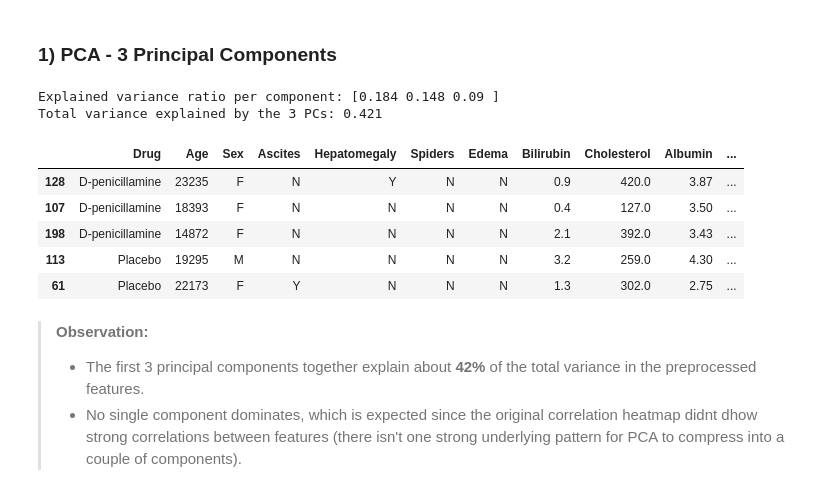
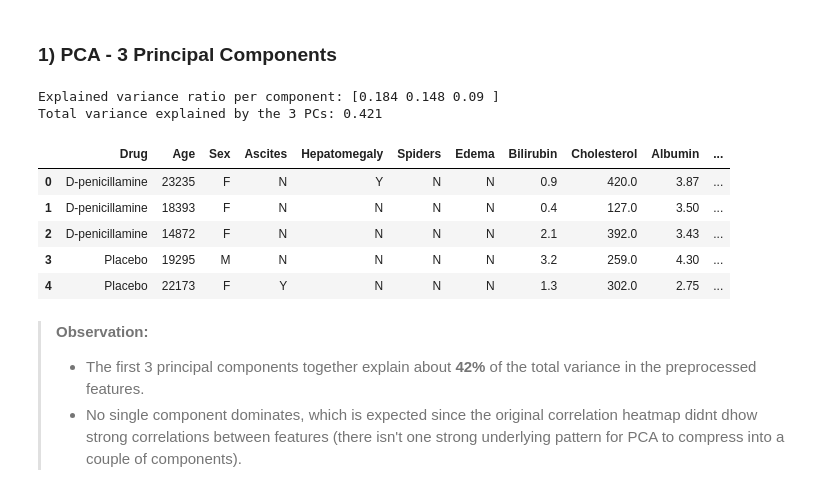
Before and after one commit to swirita/Cirrhosis-Prediction, a Jupyter notebook: Cirrhosis_Prediction.ipynb, the cells around one changed output. Cells and saved outputs as stored; diff of their text form; code cells hidden in the pictures.

```diff
--- a/Cirrhosis_Prediction.ipynb
+++ b/Cirrhosis_Prediction.ipynb
@@ -887,37 +887,37 @@ pca_pipe = make_pipeline(
     PCA(n_components=3, random_state=42)
 )
 
 # fit & transform
 pca_pipe.fit(X_train, y_train)
 pc_train =pca_pipe.transform(X_train)
 pc_test = pca_pipe.transform(X_test)
 
 # concatinate
-X_train_pca= pd.concat([X_train, pc_train],axis=1)
-X_test_pca= pd.concat([X_test, pc_test], axis=1)
+X_train_pca= pd.concat([X_train.reset_index(drop=True), pc_train.reset_index(drop=True)],axis=1)
+X_test_pca= pd.concat([X_test.reset_index(drop=True), pc_test.reset_index(drop=True)], axis=1)
 
 
 pca = pca_pipe.named_steps['pca']
 
 # Print explained variance
 print(
     "Explained variance ratio per component:",
     pca.explained_variance_ratio_.round(3)
 )
 
 print(
     "Total variance explained by the 3 PCs:",
     round(pca.explained_variance_ratio_.sum(), 3)
 )
 
 # view
 X_train_pca.head()
 # %% [output]
 Explained variance ratio per component: [0.184 0.148 0.09 ]
 Total variance explained by the 3 PCs: 0.421
 |  | Drug | Age | Sex | Ascites | Hepatomegaly | Spiders | Edema | Bilirubin | Cholesterol | Albumin | ... |
-| 128 | D-penicillamine | 23235 | F | N | Y | N | N | 0.9 | 420.0 | 3.87 | ... |
-| 107 | D-penicillamine | 18393 | F | N | N | N | N | 0.4 | 127.0 | 3.50 | ... |
-| 198 | D-penicillamine | 14872 | F | N | N | N | N | 2.1 | 392.0 | 3.43 | ... |
-| 113 | Placebo | 19295 | M | N | N | N | N | 3.2 | 259.0 | 4.30 | ... |
-| 61 | Placebo | 22173 | F | Y | N | N | N | 1.3 | 302.0 | 2.75 | ... |
+| 0 | D-penicillamine | 23235 | F | N | Y | N | N | 0.9 | 420.0 | 3.87 | ... |
+| 1 | D-penicillamine | 18393 | F | N | N | N | N | 0.4 | 127.0 | 3.50 | ... |
+| 2 | D-penicillamine | 14872 | F | N | N | N | N | 2.1 | 392.0 | 3.43 | ... |
+| 3 | Placebo | 19295 | M | N | N | N | N | 3.2 | 259.0 | 4.30 | ... |
+| 4 | Placebo | 22173 | F | Y | N | N | N | 1.3 | 302.0 | 2.75 | ... |
```
Also changed, not shown: parts of 16 cells of this notebook.
